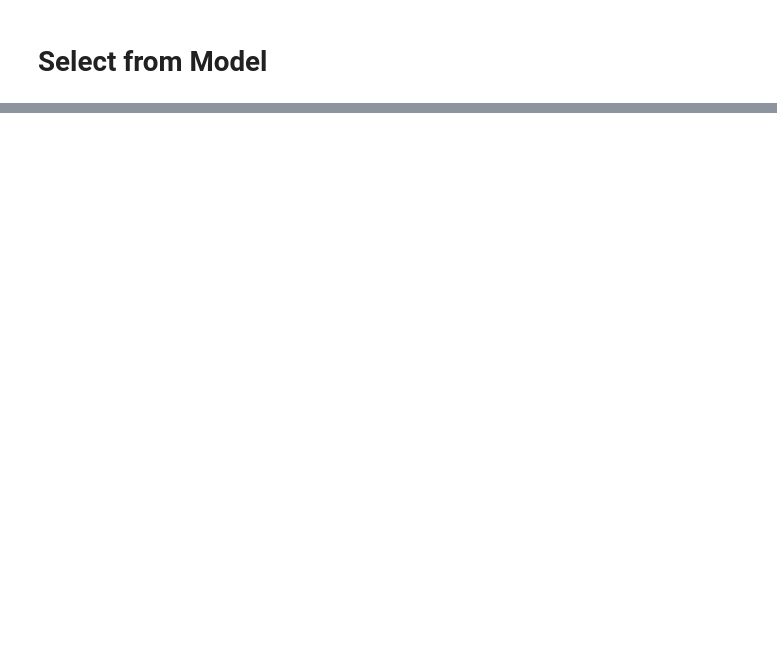
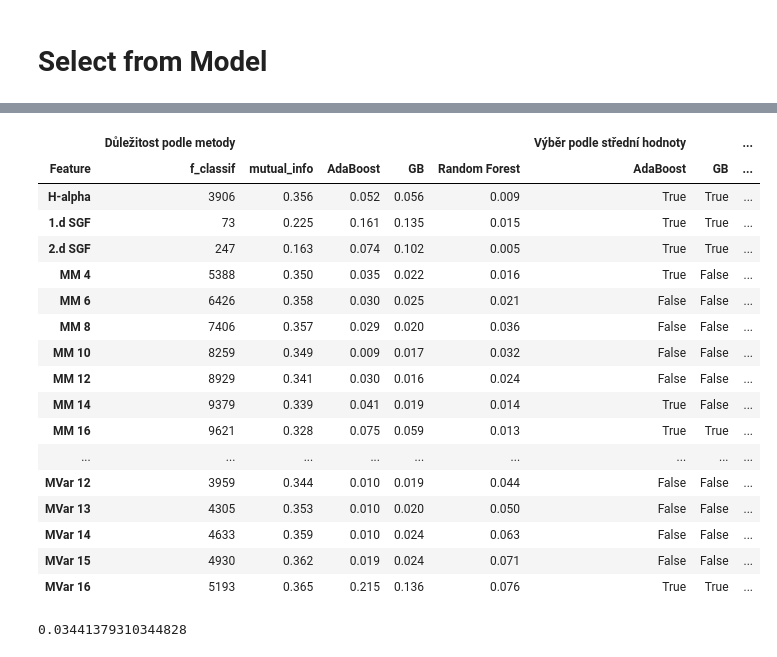
Before and after one commit to TheMrGhostman/Research-Task, a Jupyter notebook: Skripty a Jupytery/Feature Selection.ipynb, the cells around one changed output, grey strips where cells are left out. Drawn from its saved outputs; the diff is of its cells as text; code cells hidden in the pictures; blank space fills up the shorter version.

```diff
--- a/Skripty a Jupytery/Feature Selection.ipynb
+++ b/Skripty a Jupytery/Feature Selection.ipynb
@@ -398,0 +548,2 @@ ada.score(Transform(X[-3000:],u), LABELS[-3000:])
+# %%
+FeatSel2[('Důležitost podle metody','Random Forest')] = np.round_(np.array(rf_second["prumer"]), decimals=3)
@@ -398,0 +634,4 @@ ada.score(Transform(X[-3000:],u), LABELS[-3000:])
+# %%
+FeatSel2[('Výběr podle střední hodnoty','AdaBoost')] = ada_second["fs - mean"].values
+FeatSel2[('Výběr podle střední hodnoty','GradientBoost')] = GB_second["fs - mean"].values
+FeatSel2[('Výběr podle střední hodnoty','Random Forest')] = rf_second["fs - mean"].values
@@ -398,0 +648,29 @@ ada.score(Transform(X[-3000:],u), LABELS[-3000:])
+# %%
+FeatSel2[('Výběr podle mediánu','AdaBoost')] = ada_second["fs - median"].values
+FeatSel2[('Výběr podle mediánu','GradientBoost')] = GB_second["fs - median"].values
+FeatSel2[('Výběr podle mediánu','Random Forest')] = rf_second["fs - median"].values
+# %%
+FeatSel2.columns = pd.MultiIndex(levels=[['Důležitost podle metody', 'Výběr podle střední hodnoty', 'Výběr podle mediánu'], ['f_classif', 'mutual_info', 'AdaBoost', 'GB', 'Random Forest']],
+           labels=[[0, 0, 0, 0, 0, 1, 1, 1, 2, 2, 2], [0, 1, 2, 3, 4, 2, 3, 4, 2, 3, 4]],
+           names=['', 'Feature'])
+# %%
+FeatSel2
+# %% [output]
+|  | Důležitost podle metody |  |  |  |  | Výběr podle střední hodnoty |  | ... |
+| Feature | f_classif | mutual_info | AdaBoost | GB | Random Forest | AdaBoost | GB | ... |
+| H-alpha | 3906 | 0.356 | 0.052 | 0.056 | 0.009 | True | True | ... |
+| 1.d SGF | 73 | 0.225 | 0.161 | 0.135 | 0.015 | True | True | ... |
+| 2.d SGF | 247 | 0.163 | 0.074 | 0.102 | 0.005 | True | True | ... |
+| MM 4 | 5388 | 0.350 | 0.035 | 0.022 | 0.016 | True | False | ... |
+| MM 6 | 6426 | 0.358 | 0.030 | 0.025 | 0.021 | False | False | ... |
+| MM 8 | 7406 | 0.357 | 0.029 | 0.020 | 0.036 | False | False | ... |
+| MM 10 | 8259 | 0.349 | 0.009 | 0.017 | 0.032 | False | False | ... |
+| MM 12 | 8929 | 0.341 | 0.030 | 0.016 | 0.024 | False | False | ... |
+| MM 14 | 9379 | 0.339 | 0.041 | 0.019 | 0.014 | True | False | ... |
+| MM 16 | 9621 | 0.328 | 0.075 | 0.059 | 0.013 | True | True | ... |
+| ... | ... | ... | ... | ... | ... | ... | ... | ... |
+| MVar 12 | 3959 | 0.344 | 0.010 | 0.019 | 0.044 | False | False | ... |
+| MVar 13 | 4305 | 0.353 | 0.010 | 0.020 | 0.050 | False | False | ... |
+| MVar 14 | 4633 | 0.359 | 0.010 | 0.024 | 0.063 | False | False | ... |
+| MVar 15 | 4930 | 0.362 | 0.019 | 0.024 | 0.071 | False | False | ... |
+| MVar 16 | 5193 | 0.365 | 0.215 | 0.136 | 0.076 | True | True | ... |
@@ -398,0 +679,4 @@ ada.score(Transform(X[-3000:],u), LABELS[-3000:])
+# %%
+FeatSel[("Důležitost podle metody", "GB")].values.mean()
+# %% [output]
+0.03441379310344828
```
Also changed, not shown: parts of 142 cells of this notebook, 9 other files.
